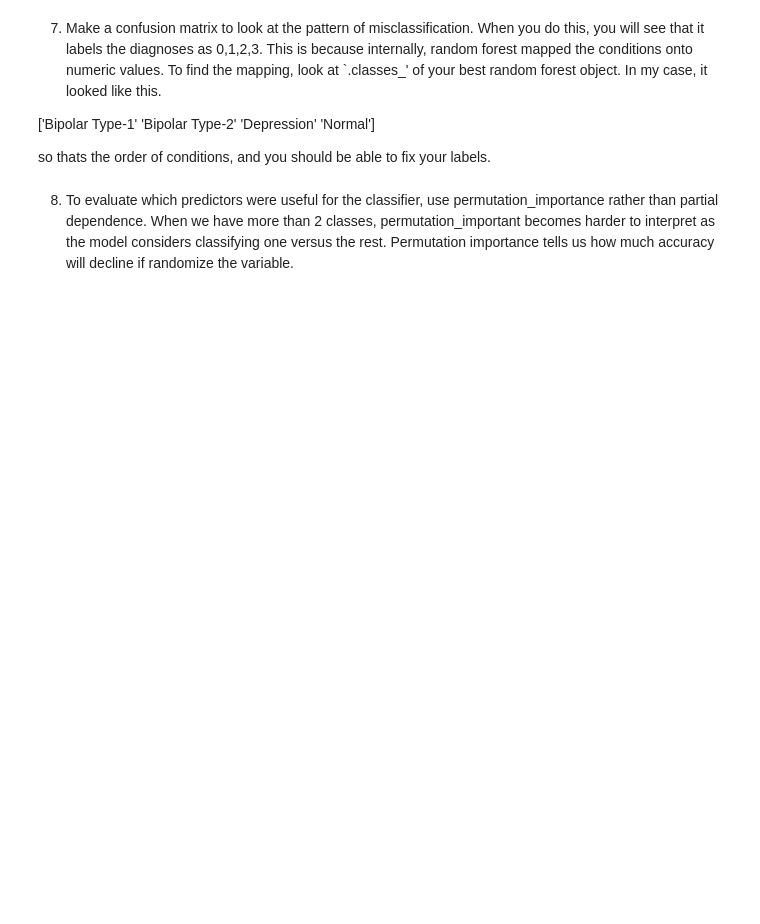
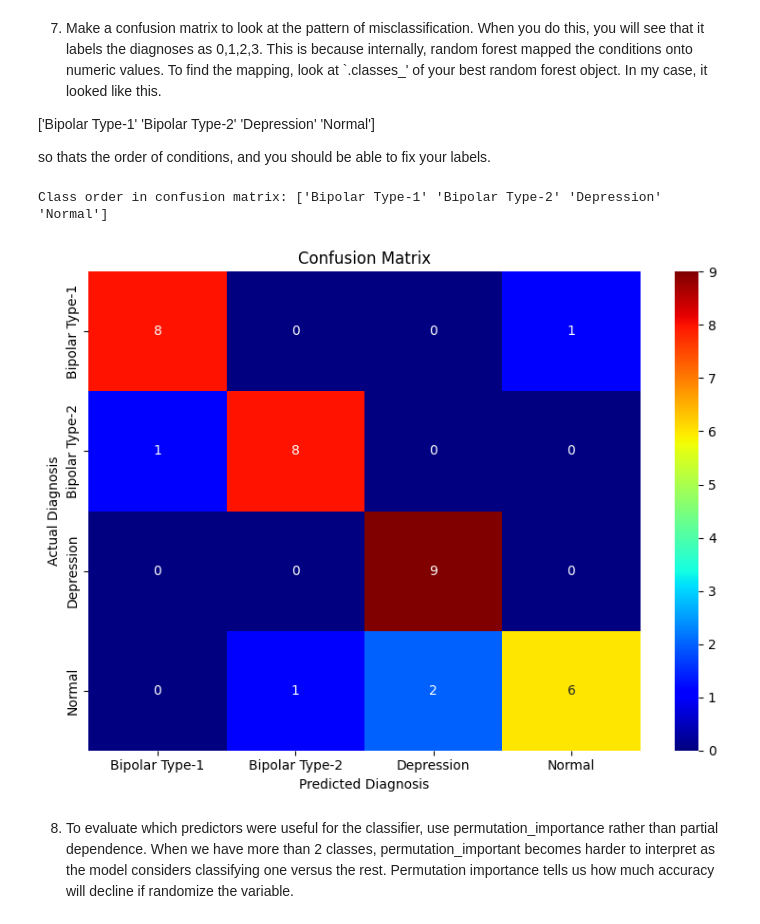
Before and after one commit to rheremm/COGS105, a Jupyter notebook: Homework/Homework4/Assignment4.ipynb, the cells around one changed output. Drawn from its saved outputs; the diff is of its cells as text; code cells hidden in the pictures; blank space fills up the shorter version.

```diff
--- a/Homework/Homework4/Assignment4.ipynb
+++ b/Homework/Homework4/Assignment4.ipynb
@@ -121,6 +198,14 @@ You dont need a legend here, because the previous plot assigned a color to each
 4.  Split the data into test and training sets. I put 30% into my test set.  Separate the target 'Expert Diagnosis' as the y variable and all the predictors as X.
 - **Its very important to stratify correctly.**  That is, we want the test data to be balanced in the same way as the training data.
 - If you called the target variable y, then include a parameter `stratify = y` when you split the data
+# %%
+# split data into test and training sets
+X = df.drop('Expert Diagnosis', axis=1)
+y = df['Expert Diagnosis']
+
+X_train, X_test, y_train, y_test = train_test_split(
+    X, y, test_size=0.3, random_state=42, stratify=y
+)
 # %% [markdown]
 5. Set up a random forest classifiers.  We need to use GridSearchCV to optimize two hyperparameters - `n_estimators`, the number of trees and max_depth.  I used n_estimators ranging from 100 to 400 and max_depth ranging from 1 to 5.  For scoring lets use accuracy.  I usually do 5-fold cross validation by default. Fit the classifier to the training data.
 
@@ -139,3 +254,9 @@ Present
 - classification report.
 
 In the markdown below, write down what the precision and recall values are telling you about hen this model performs well
+# %%
+y_pred = best_rf.predict(X_test)
+accuracy = accuracy_score(y_test, y_pred)
+
+print(f"Test Accuracy: {accuracy:.4f}")
+print(classification_report(y_test, y_pred))
@@ -147,5 +288,23 @@ Comment on accuracy, precision, and recall.
 ['Bipolar Type-1' 'Bipolar Type-2' 'Depression' 'Normal']
 
 so thats the order of conditions, and you should be able to fix your labels.
+# %%
+cm = confusion_matrix(y_test, y_pred)
+
+#class order from random forest
+class_order = best_rf.classes_
+print(f"Class order in confusion matrix: {class_order}")
+
+plt.figure(figsize=(8, 6))
+sns.heatmap(cm, annot=True, fmt='d', cmap='jet',
+            xticklabels=class_order, yticklabels=class_order)
+plt.title('Confusion Matrix')
+plt.ylabel('Actual Diagnosis')
+plt.xlabel('Predicted Diagnosis')
+plt.tight_layout()
+plt.show()
+# %% [output]
+Class order in confusion matrix: ['Bipolar Type-1' 'Bipolar Type-2' 'Depression' 'Normal']
+[figure, added]
 # %% [markdown]
 8. To evaluate which predictors were useful for the classifier, use permutation_importance rather than partial dependence.  When we have more than 2 classes, permutation_important becomes harder to interpret as the model considers classifying one versus the rest.  Permutation importance tells us how much accuracy will decline if randomize the variable.
```
Also changed, not shown: parts of 11 cells of this notebook.
